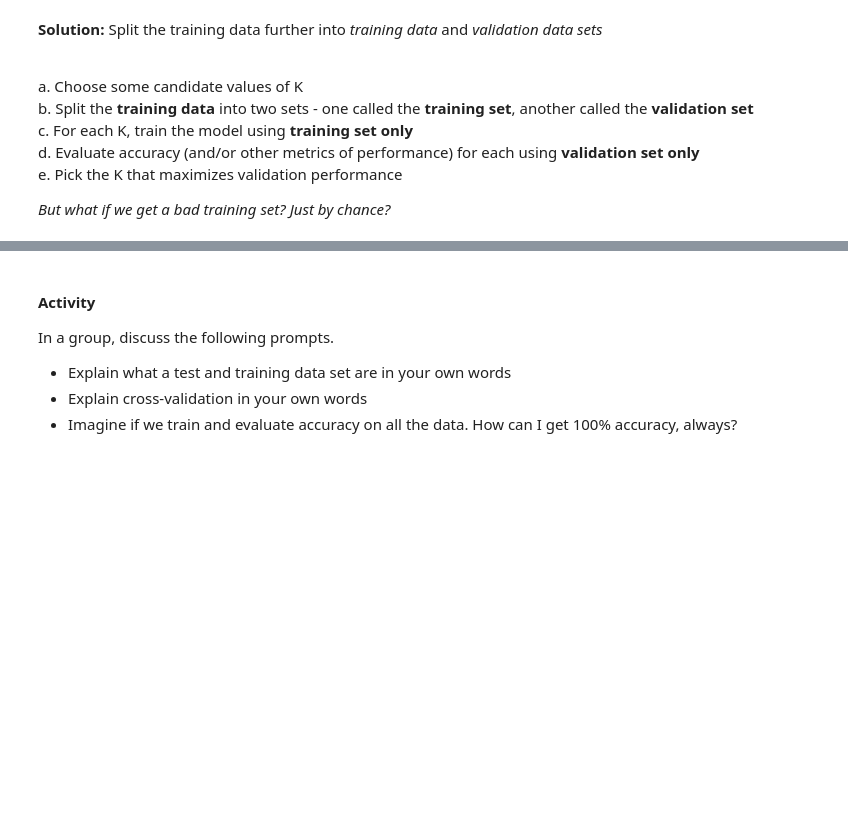
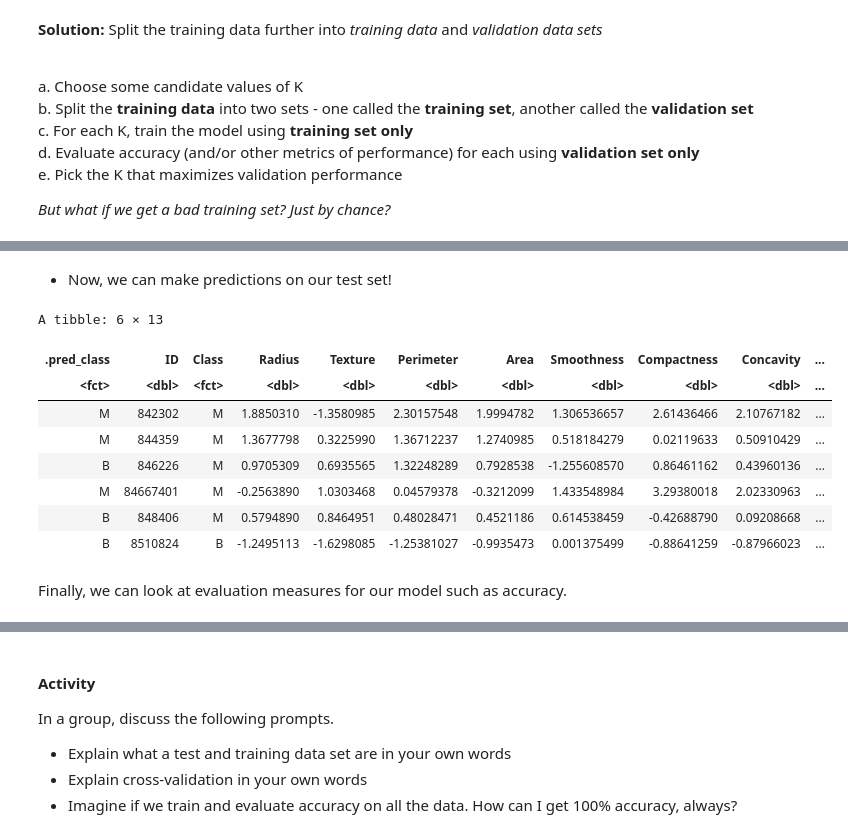
Before and after one commit to katieburak/girls-in-DS, a Jupyter notebook: _build/jupyter_execute/notes/day3.ipynb, the cells around one changed output, grey strips where cells are left out. Saved outputs shown, nothing was run; the diff lists cells and outputs as text; code cells hidden in the pictures; blank space fills up the shorter version.

```diff
--- a/_build/jupyter_execute/notes/day3.ipynb
+++ b/_build/jupyter_execute/notes/day3.ipynb
@@ -481,0 +569,11 @@ The role of the test data:
+# %%
+tumor_model <- nearest_neighbor(weight_func = "rectangular", neighbors = best_k) |>
+  set_engine("kknn") |>
+  set_mode("classification")
+
+tumor_fit <- workflow() |>
+  add_recipe(tumor_recipe) |>
+  add_model(tumor_model) |>
+  fit(data = tumor_train)
+
+tumor_fit
@@ -481,0 +600,19 @@ The role of the test data:
+# %% [markdown]
+- Now, we can make predictions on our test set!
+# %%
+tumor_test_predictions <- predict(tumor_fit, tumor_test) |>
+  bind_cols(tumor_test)
+
+head(tumor_test_predictions)
+# %% [output]
+A tibble: 6 × 13
+| .pred_class | ID | Class | Radius | Texture | Perimeter | Area | Smoothness | Compactness | Concavity | ... |
+| <fct> | <dbl> | <fct> | <dbl> | <dbl> | <dbl> | <dbl> | <dbl> | <dbl> | <dbl> | ... |
+| M | 842302 | M | 1.8850310 | -1.3580985 | 2.30157548 | 1.9994782 | 1.306536657 | 2.61436466 | 2.10767182 | ... |
+| M | 844359 | M | 1.3677798 | 0.3225990 | 1.36712237 | 1.2740985 | 0.518184279 | 0.02119633 | 0.50910429 | ... |
+| B | 846226 | M | 0.9705309 | 0.6935565 | 1.32248289 | 0.7928538 | -1.255608570 | 0.86461162 | 0.43960136 | ... |
+| M | 84667401 | M | -0.2563890 | 1.0303468 | 0.04579378 | -0.3212099 | 1.433548984 | 3.29380018 | 2.02330963 | ... |
+| B | 848406 | M | 0.5794890 | 0.8464951 | 0.48028471 | 0.4521186 | 0.614538459 | -0.42688790 | 0.09208668 | ... |
+| B | 8510824 | B | -1.2495113 | -1.6298085 | -1.25381027 | -0.9935473 | 0.001375499 | -0.88641259 | -0.87966023 | ... |
+# %% [markdown]
+Finally, we can look at evaluation measures for our model such as accuracy.
```
Also changed, not shown: parts of 47 cells of this notebook, 21 other files.
